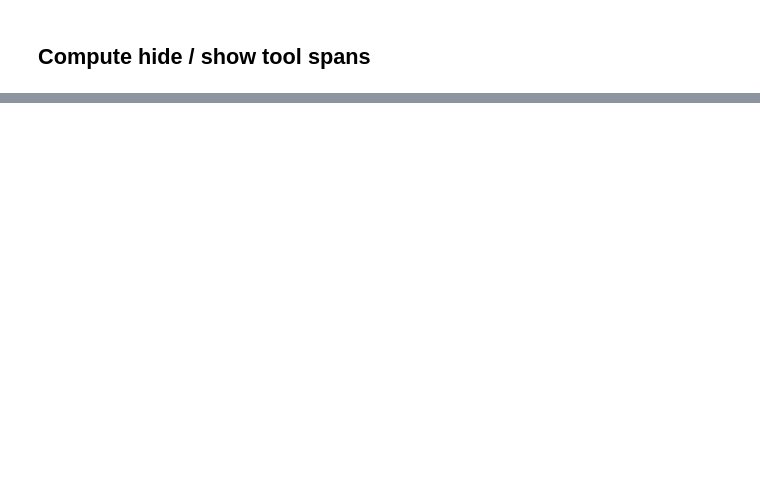
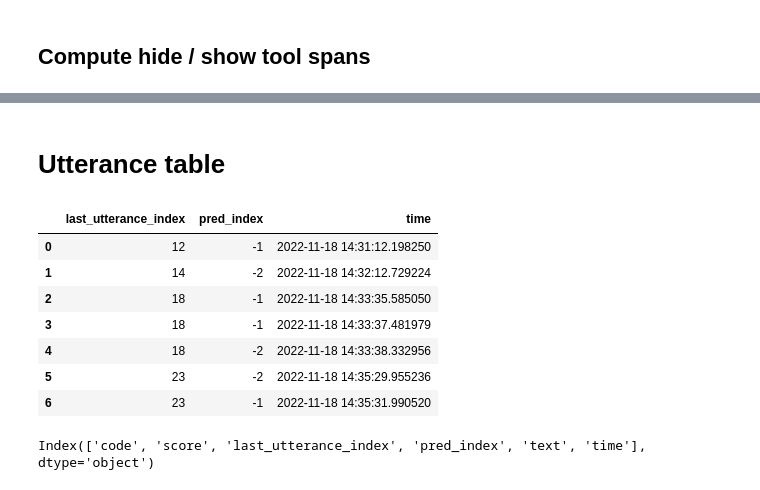
Before and after one commit to ktxlh/7cups-analysis, a Jupyter notebook: analyze-log.ipynb, the cells around one changed output, grey strips where cells are left out. Cells and saved outputs as stored; diff of their text form; code cells hidden in the pictures; blank space fills up the shorter version.

```diff
--- a/analyze-log.ipynb
+++ b/analyze-log.ipynb
@@ -157,3 +171,18 @@ def compute_dialog_pred_similarity(dialog, pred):
     }
     score_dict["Edit Distances"] = [y for x in score_dict["Edit Distances"] for y in x]  # flatten
     return score_dict
+
+prefix = sessions["filename_prefix"][11]
+dialog, click, pred = load_logs(os.path.join(log_path, prefix))
+print(len(dialog), len(click), len(pred))
+
+# To prove that the response time isn't any longer when preditions were shown or clicked
+# TODO def compute_response_times_with_pred(dialog, pred):
+pred_mask = pd.Series([False] * sum(dialog.is_listener))
+uindex_pred = list(set(pred.last_utterance_index.tolist()))
+# pred_mask[pred.last_utterance_index.astype(int)] = True
+# # utterances time difference when pred is between
+# l_time_pred = dialog[dialog.is_listener].time[pred_mask]
+# # otherwise
+# l_time_no_pred = dialog[dialog.is_listener].time[~pred_mask]
+# print(l_time_pred.mean(), l_time_no_pred.mean())
@@ -160,3 +191,25 @@ def compute_dialog_pred_similarity(dialog, pred):
+# %%
+def compute_inference_times(dialog, pred):
+    times = []
+    for index, drow in dialog.iterrows():
+        last_prows = pred[pred["last_utterance_index"] == index]
+        if len(last_prows) > 0:
+            times.append(last_prows['time'].max() - drow['time'])
+    return {'Inference Times': times}
+
+# def compare_clickthrough(dialog, pred, click):
+clicked, not_clickde = [], []
+example_clicks = click[click.pred_index >= 0]
+for index, drow in dialog[dialog["is_listener"]].iterrows():
+    if index == 0: continue
+    if index not in pred['last_utterance_index']: continue
+    if index in example_clicks["last_utterance_index"]:
+        dialog[index - 1]
+# listener_utterances =
+# listener_utterances[]
+
+# clicked L response times
+# no clicked L response times
 # %%
 def compute_relative_stats(result):
     result[r"% of utterances with predictions"] = result["# utterances with predictions"] / result["# utterances"] * 100
@@ -173,6 +226,7 @@ def compute_stats_wrapper(dialog, click, pred):
     result.update(compute_click_stats(click))
     result.update(compute_toggle_spans(click, pred))
     result.update(compute_dialog_pred_similarity(dialog, pred))
+    result.update(compute_inference_times(dialog, pred))
     compute_relative_stats(result)
     return result
 # %%
@@ -191,0 +287,13 @@ stats_df["% of utterances with predictions"].describe()
+# %% [markdown]
+# Utterance table
+# %%
+click
+# %% [output]
+|  | last_utterance_index | pred_index | time |
+| 0 | 12 | -1 | 2022-11-18 14:31:12.198250 |
+| 1 | 14 | -2 | 2022-11-18 14:32:12.729224 |
+| 2 | 18 | -1 | 2022-11-18 14:33:35.585050 |
+| 3 | 18 | -1 | 2022-11-18 14:33:37.481979 |
+| 4 | 18 | -2 | 2022-11-18 14:33:38.332956 |
+| 5 | 23 | -2 | 2022-11-18 14:35:29.955236 |
+| 6 | 23 | -1 | 2022-11-18 14:35:31.990520 |
@@ -191,0 +350,4 @@ stats_df["% of utterances with predictions"].describe()
+# %%
+pred.columns
+# %% [output]
+Index(['code', 'score', 'last_utterance_index', 'pred_index', 'text', 'time'], dtype='object')
```
Also changed, not shown: parts of 10 cells of this notebook, 1 other file.
